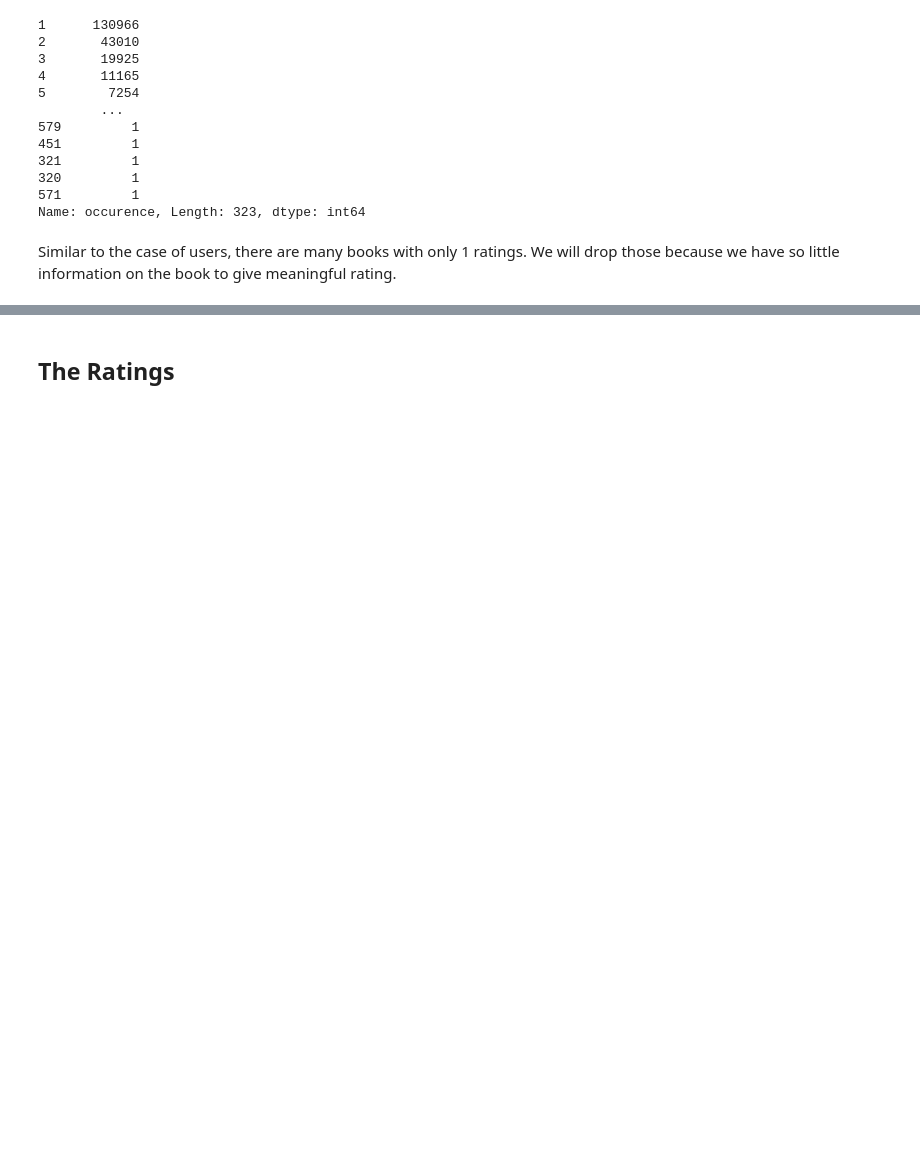
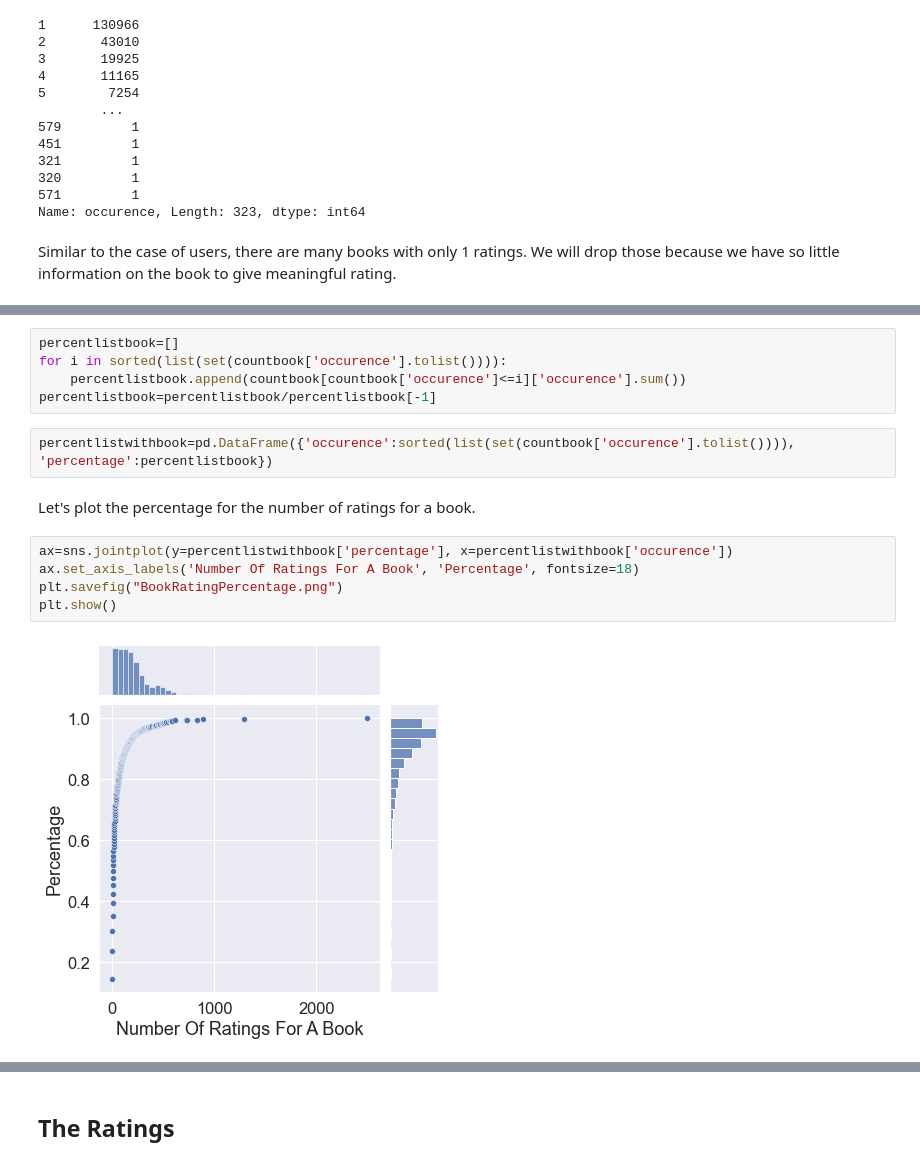
Before and after one commit to mnguyen494/Capstone-3, a Jupyter notebook: Data Wrangling and EDP for Book Recommendation.ipynb, the cells around one changed output, grey strips where cells are left out. Drawn from its saved outputs; the diff is of its cells as text; blank space fills up the shorter version.

```diff
--- a/Data Wrangling and EDP for Book Recommendation.ipynb
+++ b/Data Wrangling and EDP for Book Recommendation.ipynb
@@ -572,0 +630,16 @@ plt.show()
+# %%
+percentlistbook=[]
+for i in sorted(list(set(countbook['occurence'].tolist()))):
+    percentlistbook.append(countbook[countbook['occurence']<=i]['occurence'].sum())
+percentlistbook=percentlistbook/percentlistbook[-1]
+# %%
+percentlistwithbook=pd.DataFrame({'occurence':sorted(list(set(countbook['occurence'].tolist()))), 'percentage':percentlistbook})
+# %% [markdown]
+Let's plot the percentage for the number of ratings for a book.
+# %%
+ax=sns.jointplot(y=percentlistwithbook['percentage'], x=percentlistwithbook['occurence'])
+ax.set_axis_labels('Number Of Ratings For A Book', 'Percentage', fontsize=18)
+plt.savefig("BookRatingPercentage.png")
+plt.show()
+# %% [output]
+[figure, added]
```
Also changed, not shown: parts of 20 cells of this notebook.
